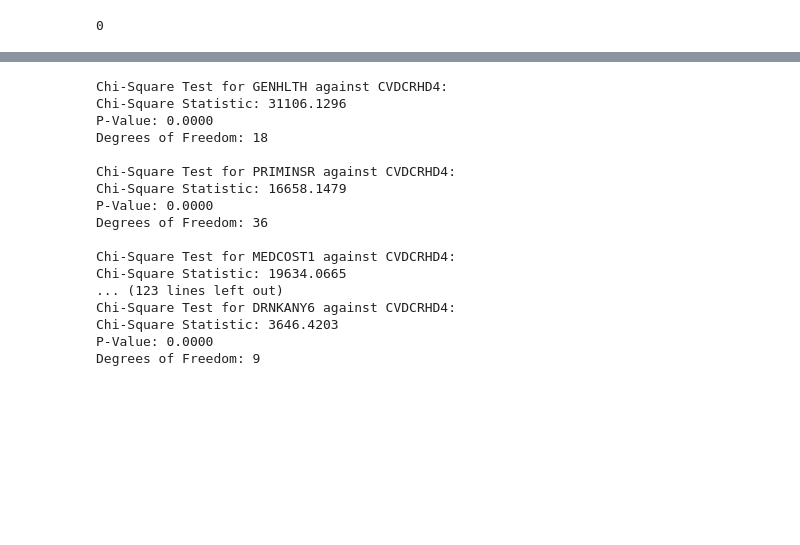
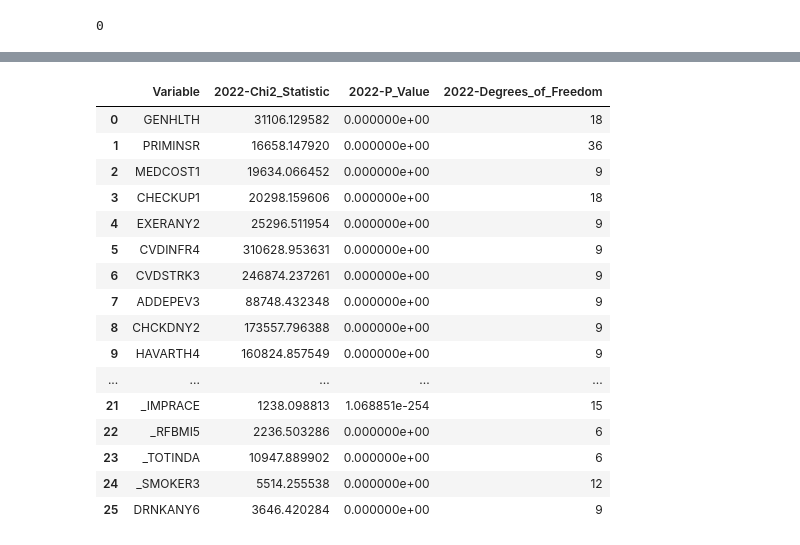
Before and after one commit to aemreusta/Heart-Attack-Prediction, a Jupyter notebook: notebooks/3.1-hyu-EDA-2022.ipynb, the cells around one changed output, grey strips where cells are left out. Drawn from its saved outputs; the diff is of its cells as text; code cells hidden in the pictures; blank space fills up the shorter version.

```diff
--- a/notebooks/3.1-hyu-EDA-2022.ipynb
+++ b/notebooks/3.1-hyu-EDA-2022.ipynb
@@ -356,45 +279,57 @@ memory usage: 106.5+ MB
 # %%
 from scipy.stats import chi2_contingency
 
 # Assuming df is your DataFrame
 # Replace df with your actual DataFrame name
 
 # Specify the target column
 target_column = 'CVDCRHD4'
 
 # Identify object-type columns excluding the target column
 object_columns = df.select_dtypes(include=['object']).columns
 object_columns = object_columns[object_columns != target_column]
 
+# Create an empty dictionary to store the results
+chi2_results = {
+    'Variable': [],
+    '2022-Chi2_Statistic': [],
+    '2022-P_Value': [],
+    '2022-Degrees_of_Freedom': [],
+}
+
 # Perform chi-square test for each object-type column
 for column in object_columns:
     contingency_table = pd.crosstab(df[target_column], df[column])
 
     # Perform the chi-square test
     chi2_stat, p_value, dof, expected = chi2_contingency(contingency_table)
 
-    # Display results
-    print(f"\nChi-Square Test for {column} against {target_column}:")
-    print(f"Chi-Square Statistic: {chi2_stat:.4f}")
-    print(f"P-Value: {p_value:.4f}")
-    print(f"Degrees of Freedom: {dof}")
-    # print("Expected Frequencies:")
-    # print(pd.DataFrame(expected, index=contingency_table.index, columns=contingency_table.columns))
+    # Store the results in the dictionary
+    chi2_results['Variable'].append(column)
+    chi2_results['2022-Chi2_Statistic'].append(chi2_stat)
+    chi2_results['2022-P_Value'].append(p_value)
+    chi2_results['2022-Degrees_of_Freedom'].append(dof)
+
+# Convert the dictionary to a DataFrame
+chi2_results_df = pd.DataFrame(chi2_results)
+
+# Display the DataFrame
+chi2_results_df
 # %% [output]
-Chi-Square Test for GENHLTH against CVDCRHD4:
-Chi-Square Statistic: 31106.1296
-P-Value: 0.0000
-Degrees of Freedom: 18
-
-Chi-Square Test for PRIMINSR against CVDCRHD4:
-Chi-Square Statistic: 16658.1479
-P-Value: 0.0000
-Degrees of Freedom: 36
-
-Chi-Square Test for MEDCOST1 against CVDCRHD4:
-Chi-Square Statistic: 19634.0665
-... (123 lines left out)
-Chi-Square Test for DRNKANY6 against CVDCRHD4:
-Chi-Square Statistic: 3646.4203
-P-Value: 0.0000
-Degrees of Freedom: 9
+|  | Variable | 2022-Chi2_Statistic | 2022-P_Value | 2022-Degrees_of_Freedom |
+| 0 | GENHLTH | 31106.129582 | 0.000000e+00 | 18 |
+| 1 | PRIMINSR | 16658.147920 | 0.000000e+00 | 36 |
+| 2 | MEDCOST1 | 19634.066452 | 0.000000e+00 | 9 |
+| 3 | CHECKUP1 | 20298.159606 | 0.000000e+00 | 18 |
+| 4 | EXERANY2 | 25296.511954 | 0.000000e+00 | 9 |
+| 5 | CVDINFR4 | 310628.953631 | 0.000000e+00 | 9 |
+| 6 | CVDSTRK3 | 246874.237261 | 0.000000e+00 | 9 |
+| 7 | ADDEPEV3 | 88748.432348 | 0.000000e+00 | 9 |
+| 8 | CHCKDNY2 | 173557.796388 | 0.000000e+00 | 9 |
+| 9 | HAVARTH4 | 160824.857549 | 0.000000e+00 | 9 |
+| ... | ... | ... | ... | ... |
+| 21 | _IMPRACE | 1238.098813 | 1.068851e-254 | 15 |
+| 22 | _RFBMI5 | 2236.503286 | 0.000000e+00 | 6 |
+| 23 | _TOTINDA | 10947.889902 | 0.000000e+00 | 6 |
+| 24 | _SMOKER3 | 5514.255538 | 0.000000e+00 | 12 |
+| 25 | DRNKANY6 | 3646.420284 | 0.000000e+00 | 9 |
```
Also changed, not shown: parts of 66 cells of this notebook.
